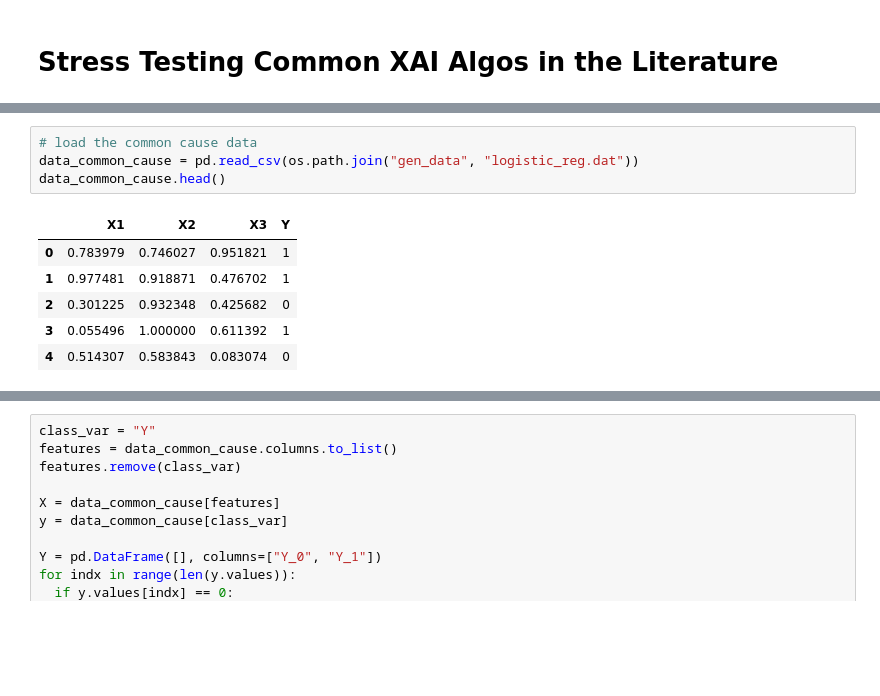
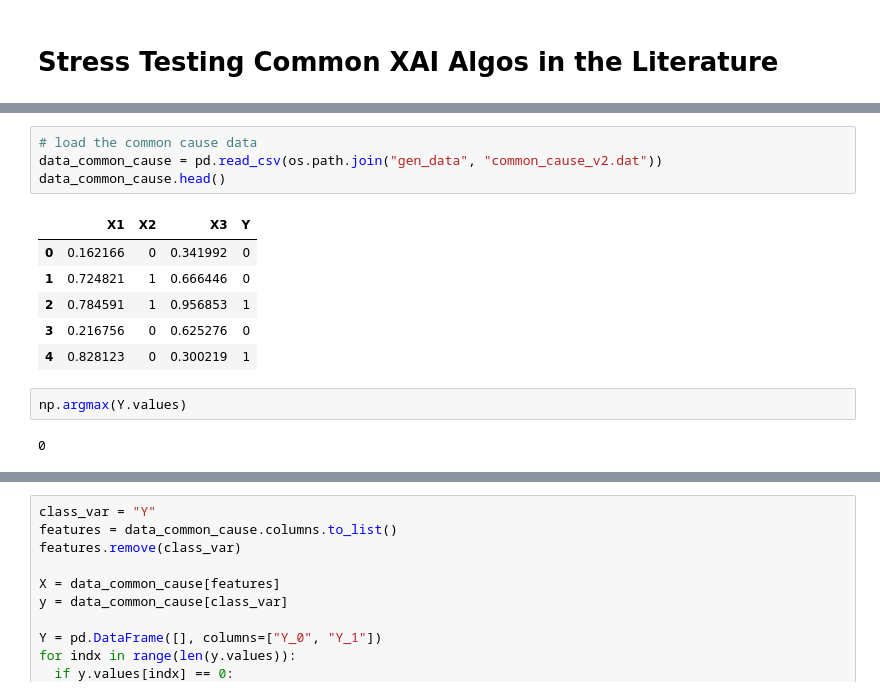
Before and after one commit to catarina-moreira/XAI_Algos, a Jupyter notebook: stress_tests.ipynb, the cells around one changed output, grey strips where cells are left out. Saved outputs shown, nothing was run; the diff lists cells and outputs as text; blank space fills up the shorter version.

```diff
--- a/stress_tests.ipynb
+++ b/stress_tests.ipynb
@@ -55,12 +55,16 @@ The purpose of this test is to understand how current algorithms of the literatu
 <img src="https://raw.githubusercontent.com/catarina-moreira/XAI_Algos/0de91f13187c7a136676e049804c6b6e4de3ff44/networks/common_cause.png" />
 # %%
 # load the common cause data
-data_common_cause = pd.read_csv(os.path.join("gen_data", "logistic_reg.dat"))
+data_common_cause = pd.read_csv(os.path.join("gen_data", "common_cause_v2.dat"))
 data_common_cause.head()
 # %% [output]
 |  | X1 | X2 | X3 | Y |
-| 0 | 0.783979 | 0.746027 | 0.951821 | 1 |
-| 1 | 0.977481 | 0.918871 | 0.476702 | 1 |
-| 2 | 0.301225 | 0.932348 | 0.425682 | 0 |
-| 3 | 0.055496 | 1.000000 | 0.611392 | 1 |
-| 4 | 0.514307 | 0.583843 | 0.083074 | 0 |
+| 0 | 0.162166 | 0 | 0.341992 | 0 |
+| 1 | 0.724821 | 1 | 0.666446 | 0 |
+| 2 | 0.784591 | 1 | 0.956853 | 1 |
+| 3 | 0.216756 | 0 | 0.625276 | 0 |
+| 4 | 0.828123 | 0 | 0.300219 | 1 |
+# %%
+np.argmax(Y.values)
+# %% [output]
+0
```
Also changed, not shown: parts of 19 cells of this notebook, 3 other files.
